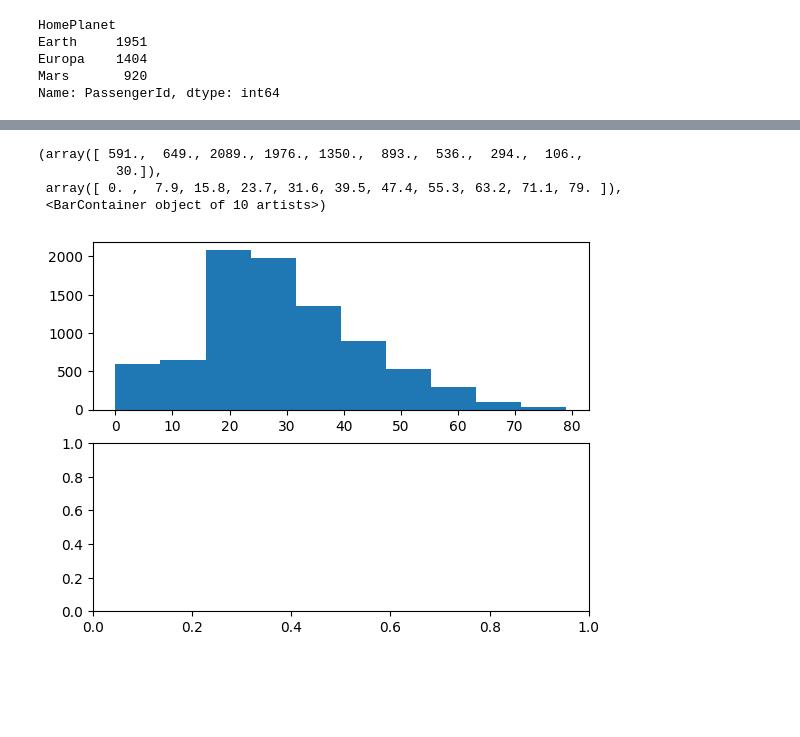
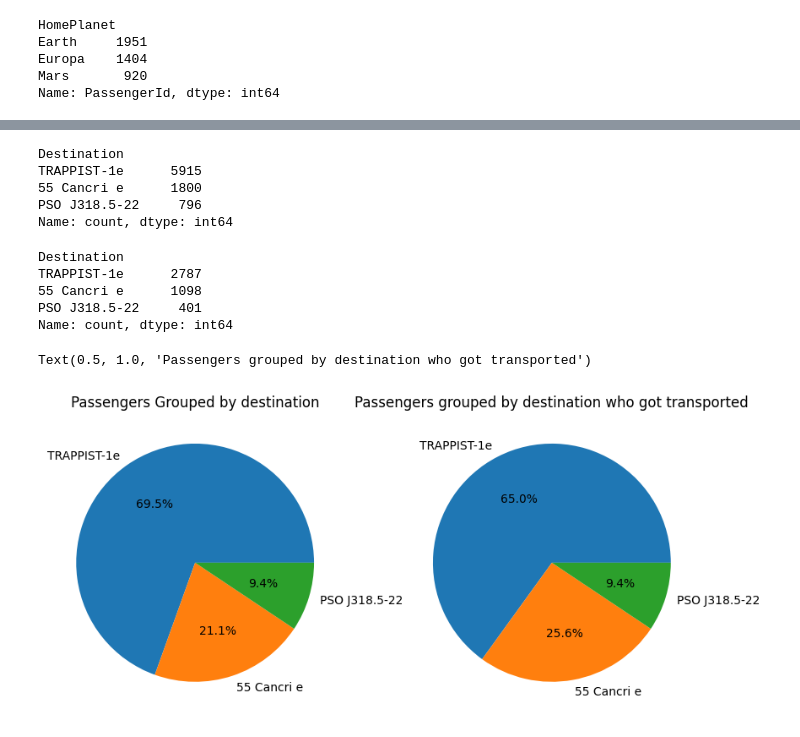
Before and after one commit to Braxion06/spaceship_titanic_competition, a Jupyter notebook: notebooks/001-data_preparation.ipynb, the cells around one changed output, grey strips where cells are left out. Drawn from its saved outputs; the diff is of its cells as text; code cells hidden in the pictures; blank space fills up the shorter version.

```diff
--- a/notebooks/001-data_preparation.ipynb
+++ b/notebooks/001-data_preparation.ipynb
@@ -211,9 +214,27 @@ Text(0.5, 1.0, 'Passengers grouped by cryo sleep that got transported')
-# %%
-fig, ax = plt.subplots(2,1, )
-ax[0].hist(df['Age'])
-# %% [output]
-(array([ 591.,  649., 2089., 1976., 1350.,  893.,  536.,  294.,  106.,
-          30.]),
- array([ 0. ,  7.9, 15.8, 23.7, 31.6, 39.5, 47.4, 55.3, 63.2, 71.1, 79. ]),
- <BarContainer object of 10 artists>)
-[figure, removed]
+# %%
+df['Destination'].value_counts()
+# %% [output]
+Destination
+TRAPPIST-1e      5915
+55 Cancri e      1800
+PSO J318.5-22     796
+Name: count, dtype: int64
+# %%
+df['Destination'].loc[df['Transported'] == True ].value_counts()
+# %% [output]
+Destination
+TRAPPIST-1e      2787
+55 Cancri e      1098
+PSO J318.5-22     401
+Name: count, dtype: int64
+# %%
+fig, ax = plt.subplots(1, 2, figsize= (10, 5))
+ax[0].pie(df['Destination'].value_counts(), labels=df['Destination'].value_counts().index,
+                                                    autopct='%.1f%%')
+ax[0].set_title('Passengers Grouped by destination')
+ax[1].pie(df['Destination'].loc[df['Transported'] == True ].value_counts(),
+                        labels=df['Destination'].value_counts().index, autopct='%1.1f%%',)
+ax[1].set_title('Passengers grouped by destination who got transported')
+# %% [output]
+Text(0.5, 1.0, 'Passengers grouped by destination who got transported')
+[figure, added]
```
Also changed, not shown: parts of 13 cells of this notebook.
